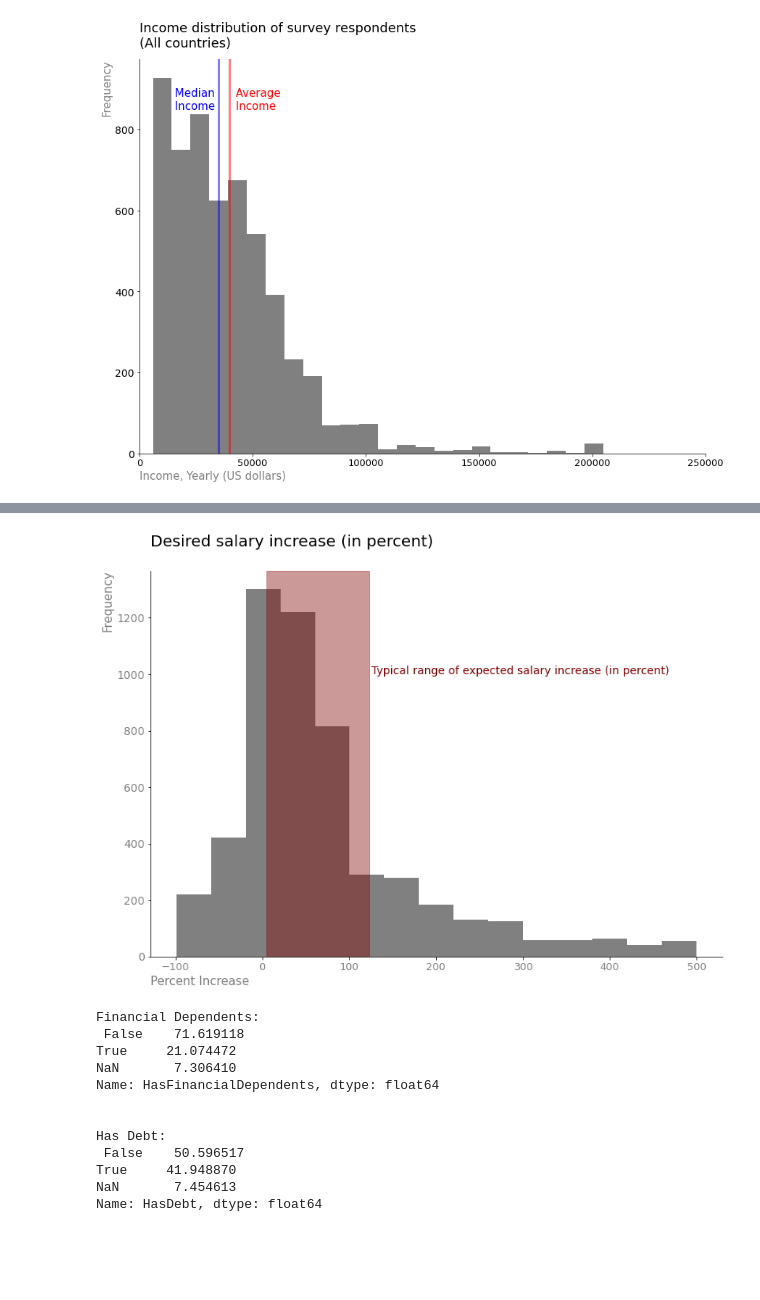
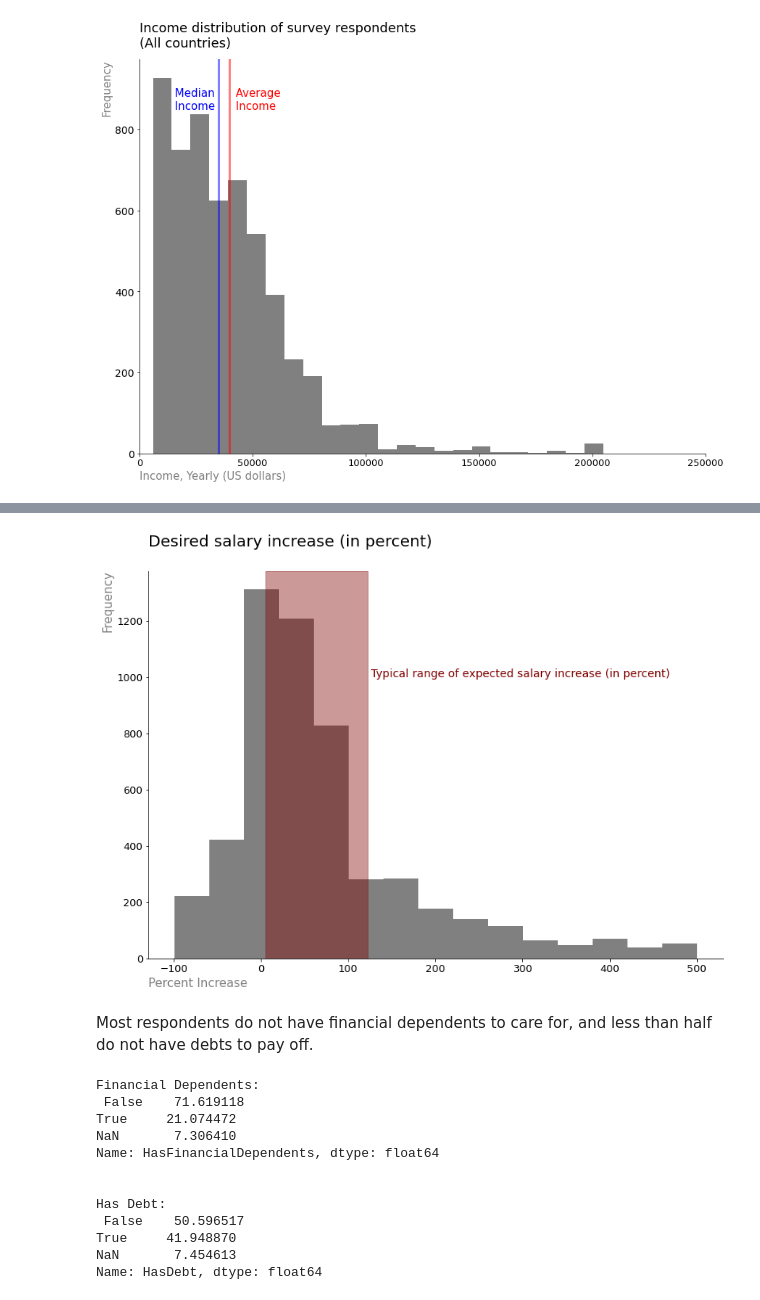
Before and after one commit to paul-trood/Portfolio-Best_Markets_for_Advertising, a Jupyter notebook: coding_survey.ipynb, the cells around one changed output, grey strips where cells are left out. Saved outputs shown, nothing was run; the diff lists cells and outputs as text; code cells hidden in the pictures; blank space fills up the shorter version.

```diff
--- a/coding_survey.ipynb
+++ b/coding_survey.ipynb
@@ -305,7 +323,7 @@ Year                              0.000000
 dtype: float64
 # %%
 # Fill missing data points with average
-survey["ExpectedEarning"] = survey["ExpectedEarning"].fillna(survey["ExpectedEarning"].mean())
+survey["ExpectedEarning"] = survey["ExpectedEarning"].fillna(survey["ExpectedEarning"].median())
 # %%
 survey
 # %% [output]
@@ -860,24 +1039,35 @@ Name: Percent_Increase, dtype: float64
 # %%
 fig, ax = plt.subplots(figsize = (13,9))
-
 
 # Expected salary increase (in a percentage) histogram
 survey[survey["Percent_Increase"] <= 500]["Percent_Increase"].plot.hist(bins = 15, color = "grey")
 # Boolean masking ^^^ less than or equal to %500 ^^^
 
 # Lower and upper quartile %25 to %75 range
 plt.axvspan(survey["Percent_Increase"].quantile(0.25), survey["Percent_Increase"].quantile(0.75), color = "maroon", alpha = 0.4)
 
+# Remove spines
 plt.gca().spines[["right","top"]].set_visible(False)
+
+# Title
 plt.title("Desired salary increase (in percent)", loc="left", size = 20, y = 1.05)
+
+# X and Y labels
 plt.ylabel("Frequency", size = 15, color = "grey", loc = "top")
 plt.xlabel("Percent Increase", size = 15, loc = "left", color = "grey")
-plt.xticks(size = 13, color = "grey")
-plt.yticks(size = 14, color = "grey")
+
+# X and Y ticks
+plt.xticks(size = 13)
+plt.yticks(size = 13)
+
+# Text
 plt.text(126,1000,"Typical range of expected salary increase (in percent)", size = 14, color = "maroon")
+
 plt.show()
 # %% [output]
-[figure, old version]
+[figure, new version]
+# %% [markdown]
+Most respondents do not have financial dependents to care for, and less than half do not have debts to pay off.
 # %%
 # Replaces following columns with True/False values
 survey["HasDebt"] = survey["HasDebt"].replace({1.0:"True", 0.0: "False"})
```
Also changed, not shown: parts of 67 cells of this notebook.
